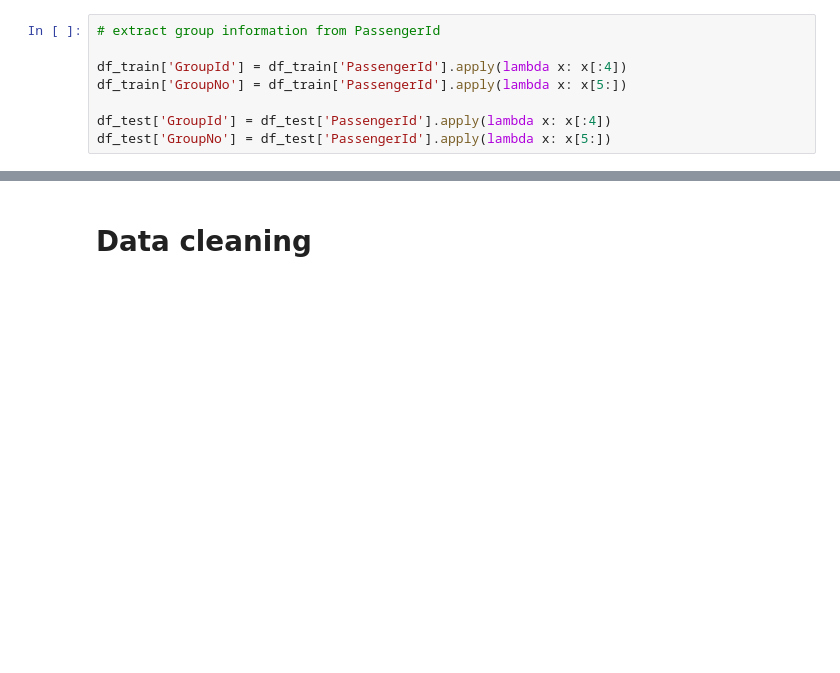
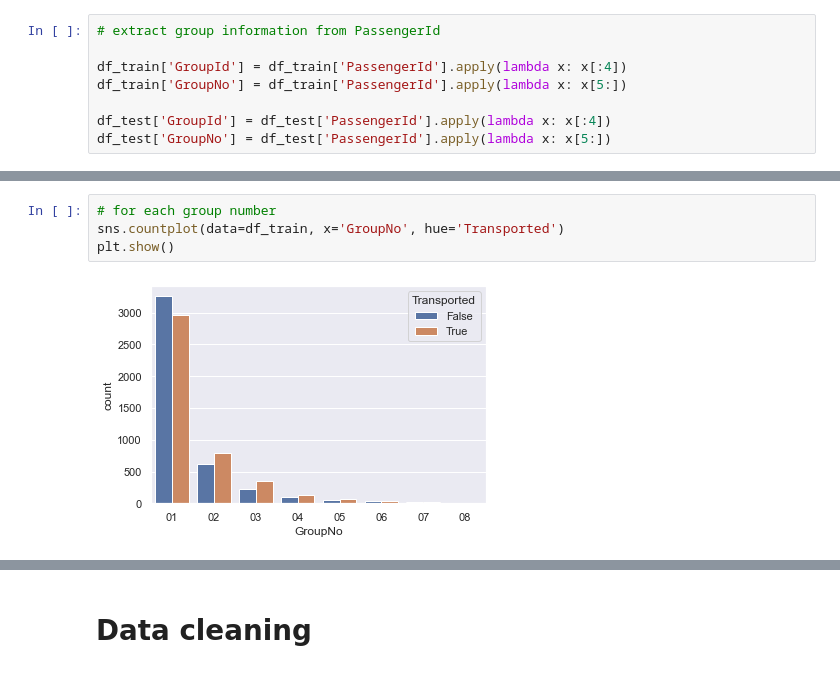
Before and after one commit to yulun-cd/space-titanic, a Jupyter notebook: space-titanic.ipynb, the cells around one changed output, grey strips where cells are left out. Cells and saved outputs as stored; diff of their text form; blank space fills up the shorter version.

```diff
--- a/space-titanic.ipynb
+++ b/space-titanic.ipynb
@@ -128,0 +246,6 @@ dtype: object
+# %%
+# for each group number
+sns.countplot(data=df_train, x='GroupNo', hue='Transported')
+plt.show()
+# %% [output]
+[figure, added]
```
Also changed, not shown: parts of 64 cells of this notebook.
